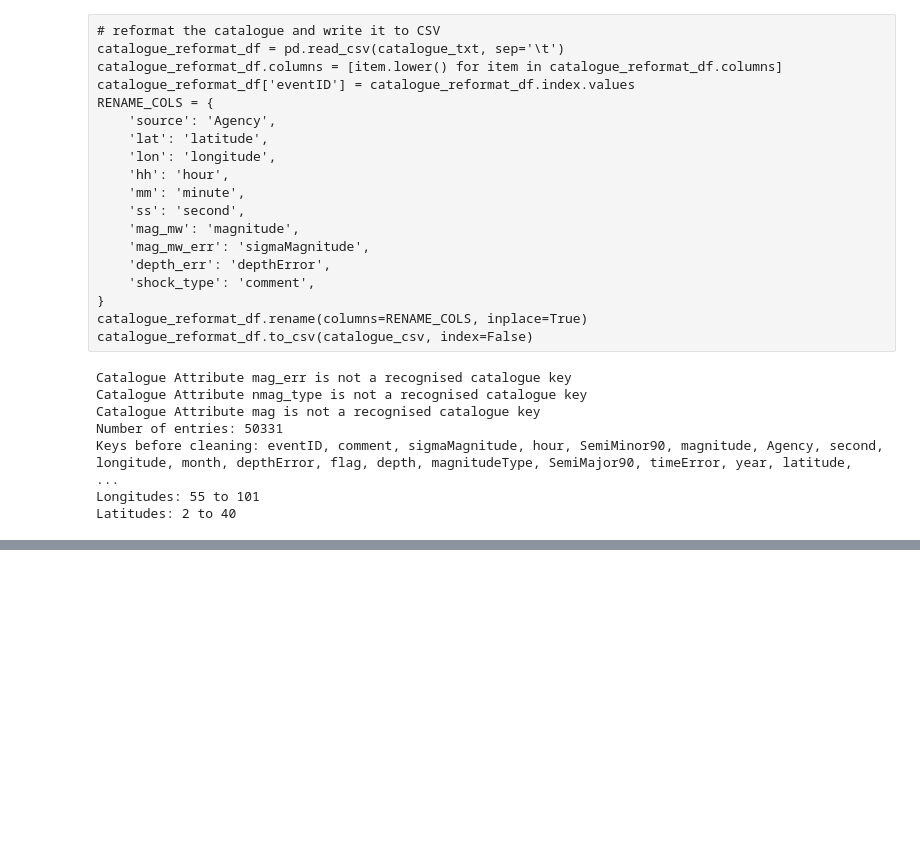
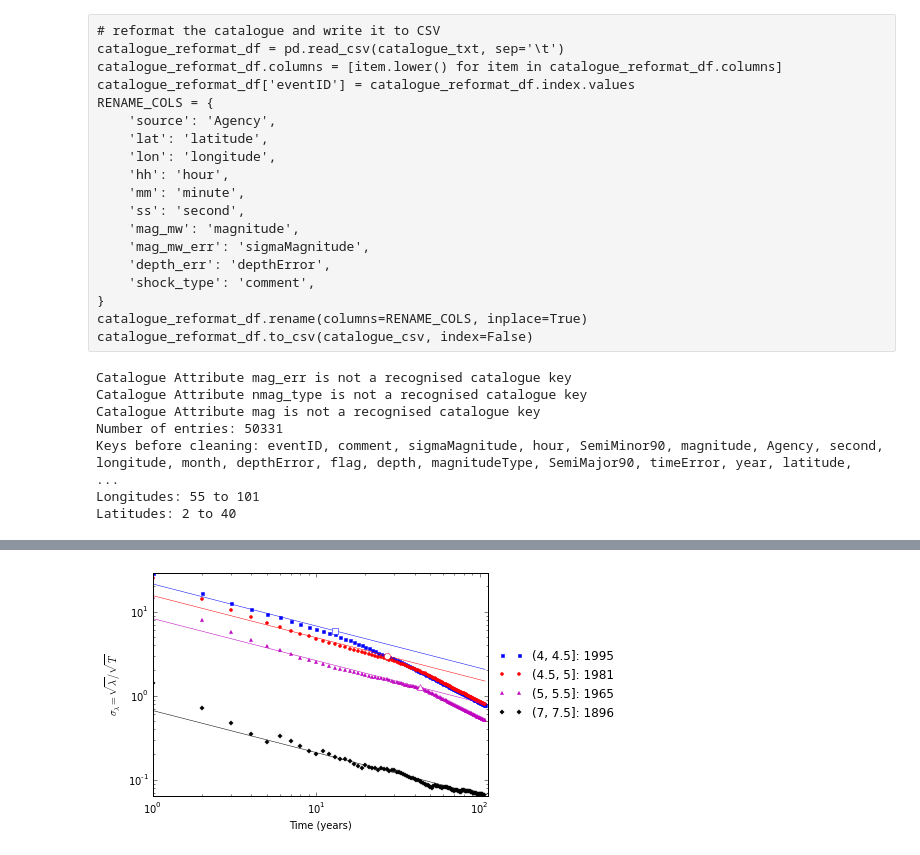
Before and after one commit to nackerley/indian-subcontinent-psha, a Jupyter notebook: Smoothed/Smoothed Seismicity from Catalogue.ipynb, the cells around one changed output, grey strips where cells are left out. Saved outputs shown, nothing was run; the diff lists cells and outputs as text; code cells hidden in the pictures; blank space fills up the shorter version.

```diff
--- a/Smoothed/Smoothed Seismicity from Catalogue.ipynb
+++ b/Smoothed/Smoothed Seismicity from Catalogue.ipynb
@@ -291,0 +279,12 @@ Top 10 events:
+# %%
+# fit completeness
+comp_config = {'magnitude_bin': 0.5, 'time_bin': 1., 'increment_lock': True}
+model = Stepp1971()
+model.completeness(declustered, comp_config)
+model.simplify()
+
+plot_stepp_1972.create_stepp_plot(model)
+plt.savefig('Stepp completeness (raw, all layers).pdf', dpi=300,
+            bbox_inches='tight')
+# %% [output]
+[figure, added]
```
Also changed, not shown: parts of 35 cells of this notebook, 11 other files.
